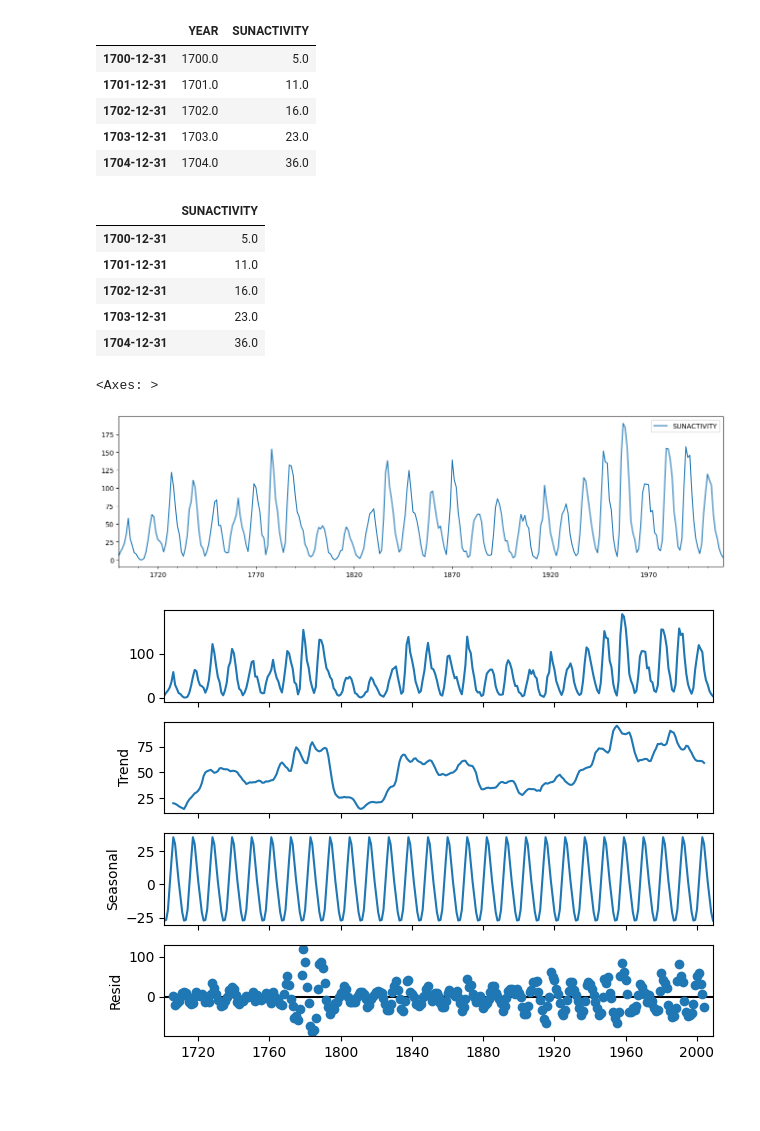
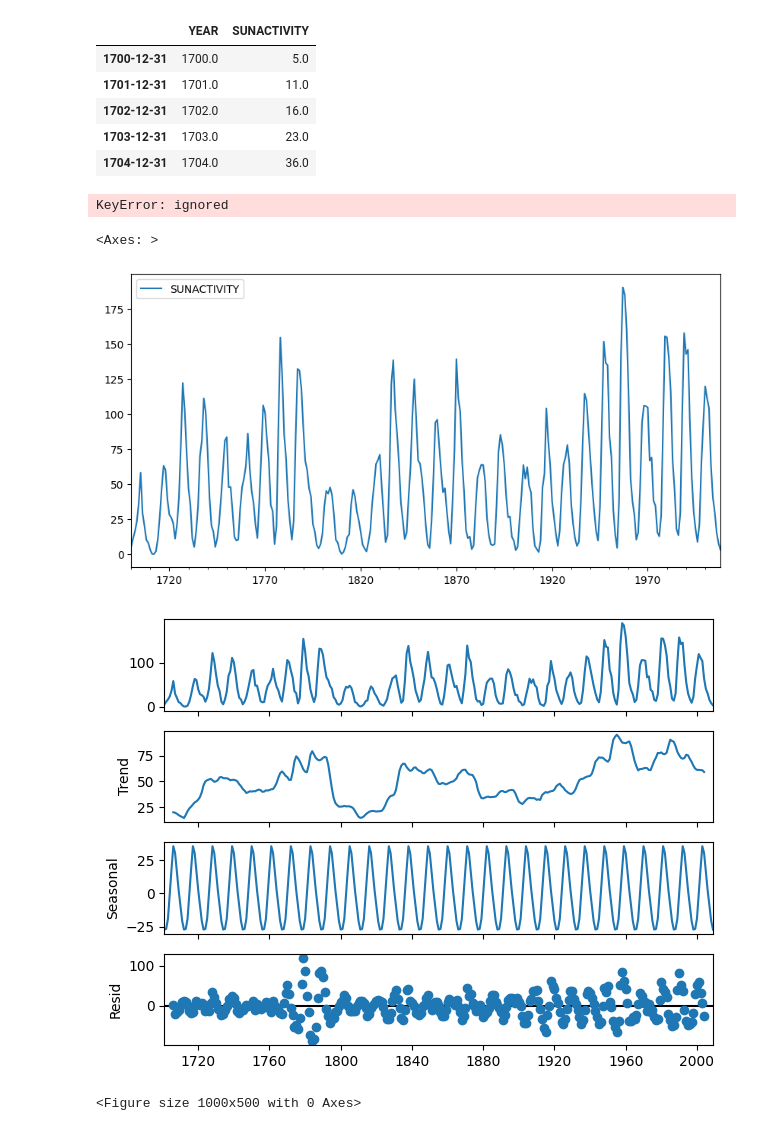
Before and after one commit to swethag04/ml-projects, a Jupyter notebook: time-series-decomposition.ipynb, the cells around one changed output. Saved outputs shown, nothing was run; the diff lists cells and outputs as text; code cells hidden in the pictures; blank space fills up the shorter version.

```diff
--- a/time-series-decomposition.ipynb
+++ b/time-series-decomposition.ipynb
@@ -39,22 +40,19 @@ sunspots_df.head()
 | 1704-12-31 | 1704.0 | 36.0 |
 # %%
 sunspots_df = sunspots_df.drop(columns=['YEAR'])
-sunspots_df.head()
+sunspots_df.head(0)
 # %% [output]
-|  | SUNACTIVITY |
-| 1700-12-31 | 5.0 |
-| 1701-12-31 | 11.0 |
-| 1702-12-31 | 16.0 |
-| 1703-12-31 | 23.0 |
-| 1704-12-31 | 36.0 |
+KeyError: ignored
 # %%
-sunspots_df.plot(figsize=(16,4))
+sunspots_df.plot(figsize=(10,5))
 # %% [output]
 <Axes: >
-[figure, old version]
+[figure, new version]
 # %%
 decompose = seasonal_decompose(sunspots_df, model='additive', period=11)
 decompose.plot()
+plt.figure(figsize=(10,5))
 plt.show()
 # %% [output]
 [figure]
+<Figure size 1000x500 with 0 Axes>
```
Also changed, not shown: parts of 8 cells of this notebook.
